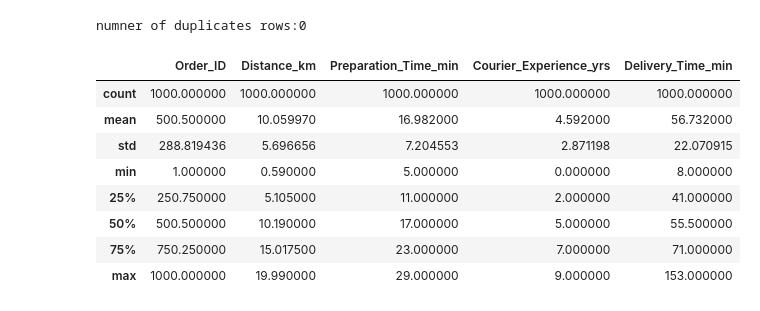
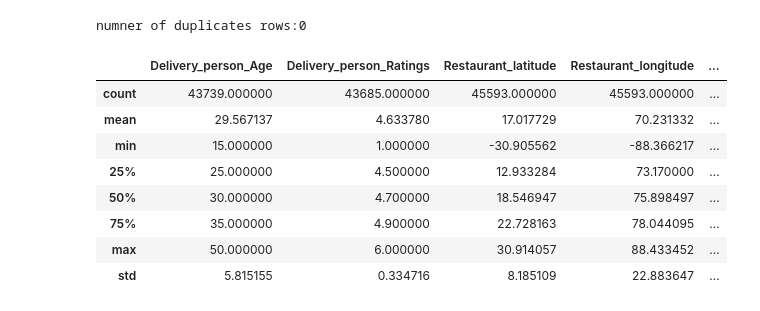
Before and after one commit to DIRECT0R-ctrl/DeliveryETA-Mod-lisation-Pr-dictive-des-Temps-de-Livraison, a Jupyter notebook: notebooks/exploration.ipynb, the cells around one changed output. Drawn from its saved outputs; the diff is of its cells as text; code cells hidden in the pictures.

```diff
--- a/notebooks/exploration.ipynb
+++ b/notebooks/exploration.ipynb
@@ -57,5 +60,8 @@ for col in string_cols:
     df_clean[col] = df_clean[col].astype(str).str.strip()
     df_clean[col] = df_clean[col].replace(["nan","null",''], np.nan, regex= False)
 
-    print(df_clean.columns)
+print(df_clean.columns)
+if 'Weatherconditions' in df_clean.columns:
+    df_clean['Weatherconditions'] = df_clean['Weatherconditions'].str.replace('conditions', '')
+# print(df_clean['Weatherconditions'])
 # %% [output]
@@ -77,0 +75,12 @@ Index(['Order_ID', 'Distance_km', 'Weather', 'Traffic_Level', 'Time_of_Day',
+# %%
+# print(df_clean[['Delivery_person_Age', 'Delivery_person_Ratings', 'multiple_deliveries']])
+num_cols_to_convert = ['Delivery_person_Age', 'Delivery_person_Ratings', 'multiple_deliveries']
+# print(df_clean[['Delivery_person_Age', 'Delivery_person_Ratings', 'multiple_deliveries']])
+for col in num_cols_to_convert:
+    if col in df_clean.columns:
+        df_clean[col] = df_clean[col].astype(float)
+
+# df_clean[['Delivery_person_Age', 'Delivery_person_Ratings', 'multiple_deliveries']].dtypes
+
+if 'Order_Date' in df_clean.columns:
+    df_clean['Order_Date'] = pd.to_datetime(df_clean['Order_Date'],format='%d-%m-%y', errors='coerce')
@@ -77,0 +95,9 @@ Index(['Order_ID', 'Distance_km', 'Weather', 'Traffic_Level', 'Time_of_Day',
+# %%
+df_clean['Time_Orderd'] = pd.to_timedelta(df_clean['Time_Orderd'],errors="coerce")
+df_clean['Time_Order_picked'] = pd.to_timedelta(df_clean['Time_Order_picked'], errors="coerce")
+
+# print(df_clean[['Time_Orderd', 'Time_Order_picked']].dtypes)
+
+df_clean['Preparation_Time_min'] = (df_clean['Time_Order_picked'] - df_clean['Time_Orderd']).dt.total_seconds() / 60
+df_clean['Preparation_Time_min'] = df_clean['Preparation_Time_min'].apply(lambda x: x + 1440 if x < 0 else x)
+print(f"conversion reussie nombre de valeur manquant cree : ",df_clean['Preparation_Time_min'].isnull().sum())
@@ -95,9 +132,0 @@ dtype: int64
-# %%
-av_ex = df_clean['Courier_Experience_yrs'].median()
-df_clean['Courier_Experience_yrs'] = df_clean['Courier_Experience_yrs'].fillna(av_ex)
-
-columns_obj = ['Weather', 'Traffic_Level', 'Time_of_Day']
-
-for col in columns_obj:
-    mode_val = df_clean[col].mode()[0]
-    df_clean[col] = df_clean[col].fillna(mode_val)
@@ -117,19 +191,20 @@ dtype: int64
 # %%
+df_clean.to_csv("clean_new_dataset.csv")
 num_duplicates = df_clean.duplicated().sum()
 print(f"numner of duplicates rows:{num_duplicates}")
 
 df_clean.describe()
 # %% [output]
 numner of duplicates rows:0
-|  | Order_ID | Distance_km | Preparation_Time_min | Courier_Experience_yrs | Delivery_Time_min |
-| count | 1000.000000 | 1000.000000 | 1000.000000 | 1000.000000 | 1000.000000 |
-| mean | 500.500000 | 10.059970 | 16.982000 | 4.592000 | 56.732000 |
-| std | 288.819436 | 5.696656 | 7.204553 | 2.871198 | 22.070915 |
-| min | 1.000000 | 0.590000 | 5.000000 | 0.000000 | 8.000000 |
-| 25% | 250.750000 | 5.105000 | 11.000000 | 2.000000 | 41.000000 |
-| 50% | 500.500000 | 10.190000 | 17.000000 | 5.000000 | 55.500000 |
-| 75% | 750.250000 | 15.017500 | 23.000000 | 7.000000 | 71.000000 |
-| max | 1000.000000 | 19.990000 | 29.000000 | 9.000000 | 153.000000 |
+|  | Delivery_person_Age | Delivery_person_Ratings | Restaurant_latitude | Restaurant_longitude | ... |
+| count | 43739.000000 | 43685.000000 | 45593.000000 | 45593.000000 | ... |
+| mean | 29.567137 | 4.633780 | 17.017729 | 70.231332 | ... |
+| min | 15.000000 | 1.000000 | -30.905562 | -88.366217 | ... |
+| 25% | 25.000000 | 4.500000 | 12.933284 | 73.170000 | ... |
+| 50% | 30.000000 | 4.700000 | 18.546947 | 75.898497 | ... |
+| 75% | 35.000000 | 4.900000 | 22.728163 | 78.044095 | ... |
+| max | 50.000000 | 6.000000 | 30.914057 | 88.433452 | ... |
+| std | 5.815155 | 0.334716 | 8.185109 | 22.883647 | ... |
 # %%
 df_clean = df_clean[df_clean['Delivery_Time_min'] <= 120]
 # df_clean.describe()
```
Also changed, not shown: parts of 14 cells of this notebook, 2 other files.
